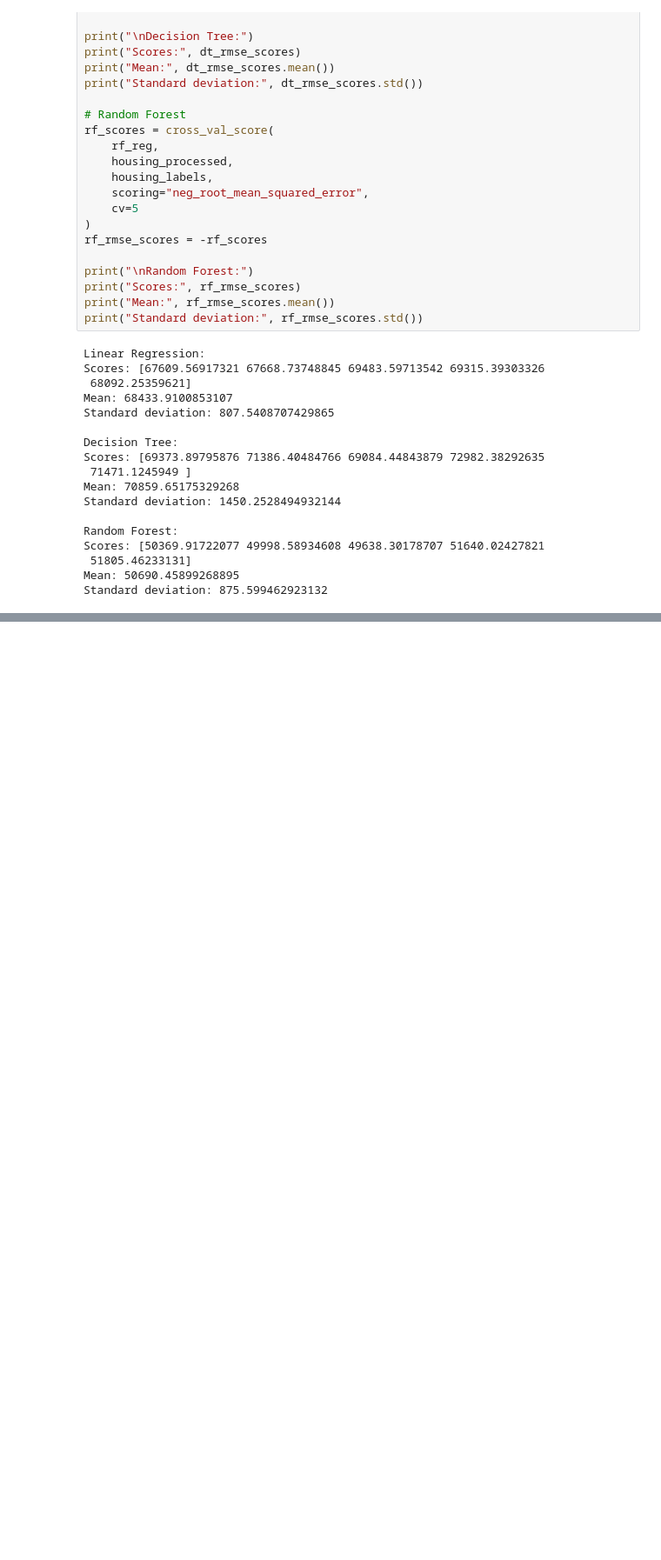
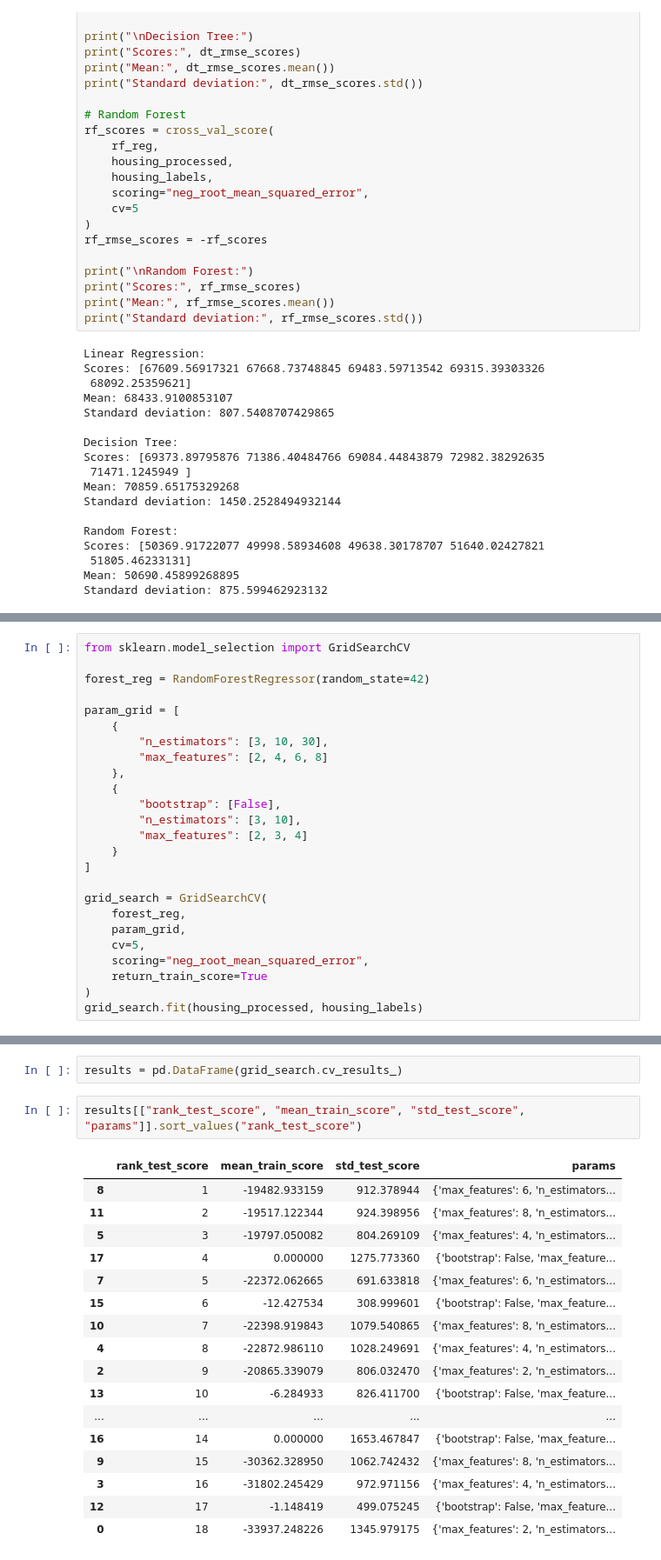
Before and after one commit to yashpal0502/house-price-predictor, a Jupyter notebook: src/06 - feature_engineering.ipynb, the cells around one changed output, grey strips where cells are left out. Shown at 87% size. Saved outputs shown, nothing was run; the diff lists cells and outputs as text; blank space fills up the shorter version.

```diff
--- a/src/06 - feature_engineering.ipynb
+++ b/src/06 - feature_engineering.ipynb
@@ -217,0 +220,25 @@ Standard deviation: 875.599462923132
+# %%
+from sklearn.model_selection import GridSearchCV
+
+forest_reg = RandomForestRegressor(random_state=42)
+
+param_grid = [
+    {
+        "n_estimators": [3, 10, 30],
+        "max_features": [2, 4, 6, 8]
+    },
+    {
+        "bootstrap": [False],
+        "n_estimators": [3, 10],
+        "max_features": [2, 3, 4]
+    }
+]
+
+grid_search = GridSearchCV(
+    forest_reg,
+    param_grid,
+    cv=5,
+    scoring="neg_root_mean_squared_error",
+    return_train_score=True
+)
+grid_search.fit(housing_processed, housing_labels)
@@ -217,0 +273,22 @@ Standard deviation: 875.599462923132
+# %%
+results = pd.DataFrame(grid_search.cv_results_)
+# %%
+results[["rank_test_score", "mean_train_score", "std_test_score", "params"]].sort_values("rank_test_score")
+# %% [output]
+|  | rank_test_score | mean_train_score | std_test_score | params |
+| 8 | 1 | -19482.933159 | 912.378944 | {'max_features': 6, 'n_estimators... |
+| 11 | 2 | -19517.122344 | 924.398956 | {'max_features': 8, 'n_estimators... |
+| 5 | 3 | -19797.050082 | 804.269109 | {'max_features': 4, 'n_estimators... |
+| 17 | 4 | 0.000000 | 1275.773360 | {'bootstrap': False, 'max_feature... |
+| 7 | 5 | -22372.062665 | 691.633818 | {'max_features': 6, 'n_estimators... |
+| 15 | 6 | -12.427534 | 308.999601 | {'bootstrap': False, 'max_feature... |
+| 10 | 7 | -22398.919843 | 1079.540865 | {'max_features': 8, 'n_estimators... |
+| 4 | 8 | -22872.986110 | 1028.249691 | {'max_features': 4, 'n_estimators... |
+| 2 | 9 | -20865.339079 | 806.032470 | {'max_features': 2, 'n_estimators... |
+| 13 | 10 | -6.284933 | 826.411700 | {'bootstrap': False, 'max_feature... |
+| ... | ... | ... | ... | ... |
+| 16 | 14 | 0.000000 | 1653.467847 | {'bootstrap': False, 'max_feature... |
+| 9 | 15 | -30362.328950 | 1062.742432 | {'max_features': 8, 'n_estimators... |
+| 3 | 16 | -31802.245429 | 972.971156 | {'max_features': 4, 'n_estimators... |
+| 12 | 17 | -1.148419 | 499.075245 | {'bootstrap': False, 'max_feature... |
+| 0 | 18 | -33937.248226 | 1345.979175 | {'max_features': 2, 'n_estimators... |
```
Also changed, not shown: parts of 7 cells of this notebook.
